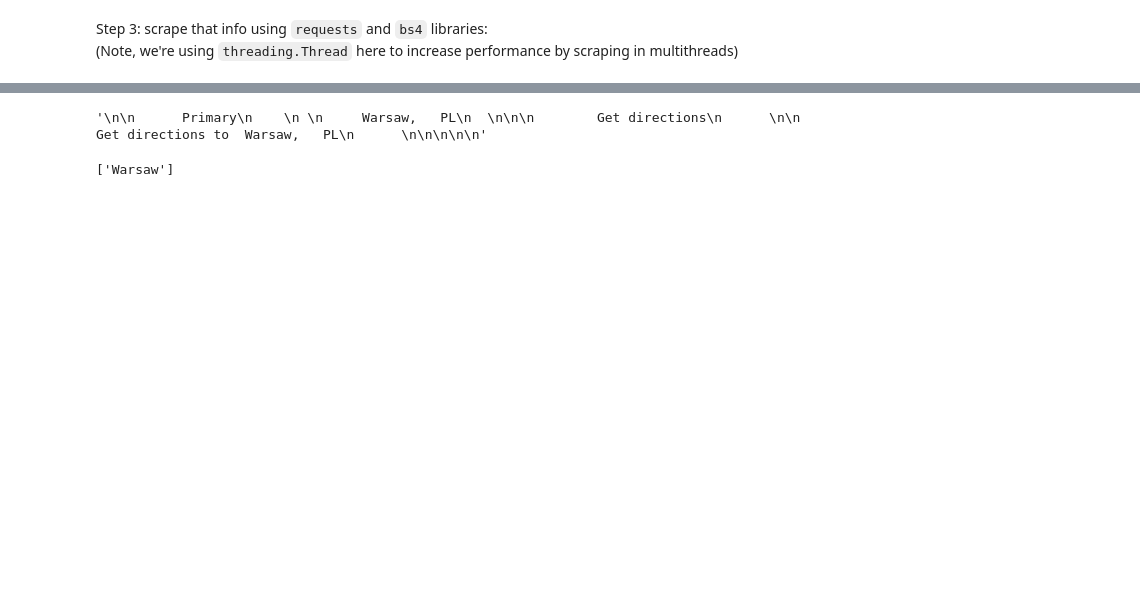
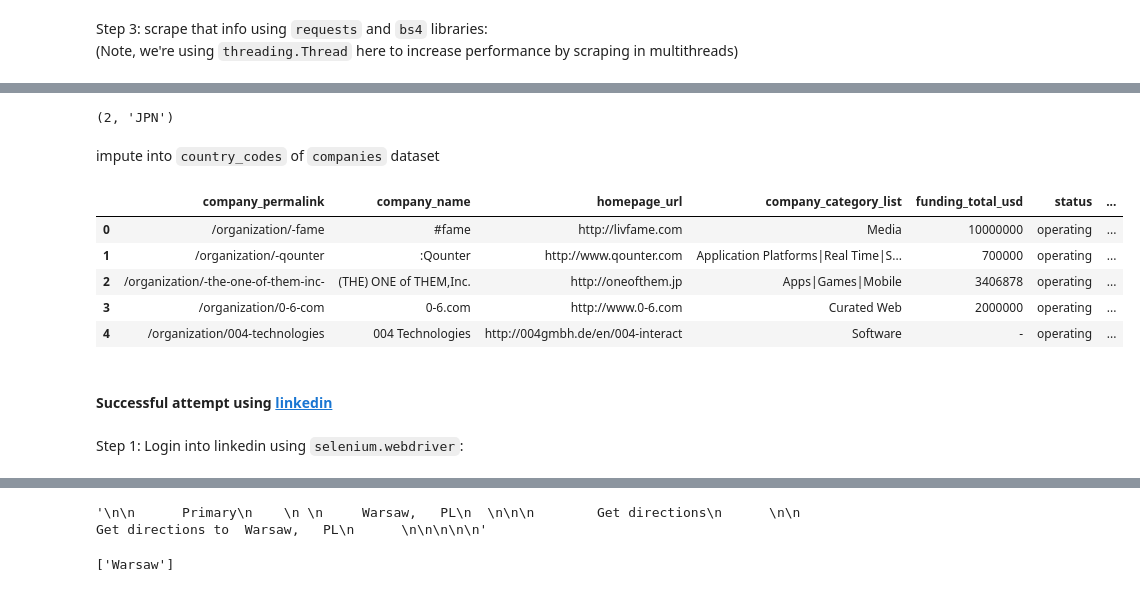
Before and after one commit to OdyAsh/StartupCompanies, a Jupyter notebook: Startup-Companies.ipynb, the cells around one changed output, grey strips where cells are left out. Drawn from its saved outputs; the diff is of its cells as text; code cells hidden in the pictures; blank space fills up the shorter version.

Commit message:
Done: other country_code imputation techniques. To do: All linkedin imputations

```diff
--- a/Startup-Companies.ipynb
+++ b/Startup-Companies.ipynb
@@ -872,0 +886,5 @@ country, alpha3Code
+# %%
+
+unwantedVals = hUrls.str.contains(pat='^$|com') # "^$" means empty string, "|" means "or"
+hUrls = hUrls[~unwantedVals] # "~" is equivalent to "unwantedVals == False"
+hUrls
@@ -872,0 +907,9 @@ country, alpha3Code
+# %%
+#csv obtained from https://gist.github.com/derlin/421d2bb55018a1538271227ff6b1299d#file-country-codes-tlds-csv
+tldsToCountries = pd.read_csv('Phase 1/country-codes-tlds.csv')
+tldsToCountries.drop_duplicates(subset='tld', keep='first', inplace=True)
+tldsToCountries['tld'] = tldsToCountries['tld'].apply(lambda x: x.replace(' ', ''))
+tldsToCountries.to_csv(r'Phase 1/newCountryCodesTlds.csv', index = None, header=True)
+tldsToCountries = tldsToCountries.set_index('tld').squeeze()
+tldsToCountries = tldsToCountries.to_dict()
+tldsToCountries['.jp']
@@ -872,0 +920,5 @@ country, alpha3Code
+# %%
+hCompanyLocs = hUrls.copy()
+hCompanyLocs = hCompanyLocs.apply(lambda x : tldsToCountries[x] if (x in tldsToCountries) else 'none')
+hCompanyLocs = hCompanyLocs[hCompanyLocs != 'none']
+hCompanyLocs
@@ -872,0 +945,11 @@ country, alpha3Code
+# %%
+import pycountry
+def toAlphaCode3(country):
+    countryInfo = pycountry.countries.get(name=country)
+    if (countryInfo is None):
+        return "none"
+    return countryInfo.alpha_3
+
+hCompanyLocs = hCompanyLocs.apply(lambda x : toAlphaCode3(x))
+hCompanyLocs = hCompanyLocs[hCompanyLocs != 'none']
+hCompanyLocs
@@ -873,3 +969,27 @@ country, alpha3Code
+# %%
+# only 900 countries have country codes present, so impute those only
+# the following is just to illustrate the for loop in the next cell:
+hCompanyLocs.index[0], hCompanyLocs.iloc[0]
+# %% [output]
+(2, 'JPN')
+# %% [markdown]
+impute into `country_codes` of `companies` dataset
+# %%
+for i in range(len(hCompanyLocs)):
+    idx = hCompanyLocs.index[i]
+    code = hCompanyLocs.iloc[i]
+    companies.at[idx, 'company_country_code'] = code
+# %% [output]
+|  | company_permalink | company_name | homepage_url | company_category_list | funding_total_usd | status | ... |
+| 0 | /organization/-fame | #fame | http://livfame.com | Media | 10000000 | operating | ... |
+| 1 | /organization/-qounter | :Qounter | http://www.qounter.com | Application Platforms|Real Time|S... | 700000 | operating | ... |
+| 2 | /organization/-the-one-of-them-inc- | (THE) ONE of THEM,Inc. | http://oneofthem.jp | Apps|Games|Mobile | 3406878 | operating | ... |
+| 3 | /organization/0-6-com | 0-6.com | http://www.0-6.com | Curated Web | 2000000 | operating | ... |
+| 4 | /organization/004-technologies | 004 Technologies | http://004gmbh.de/en/004-interact | Software | - | operating | ... |
+# %% [markdown]
+#### Successful attempt using [linkedin](https://www.linkedin.com/in/ashrafharess/)
+# %% [markdown]
+Step 1: Login into linkedin using `selenium.webdriver`:
 # %%
 from selenium import webdriver
 import time
```
Also changed, not shown: parts of 52 cells of this notebook, 5 other files.
